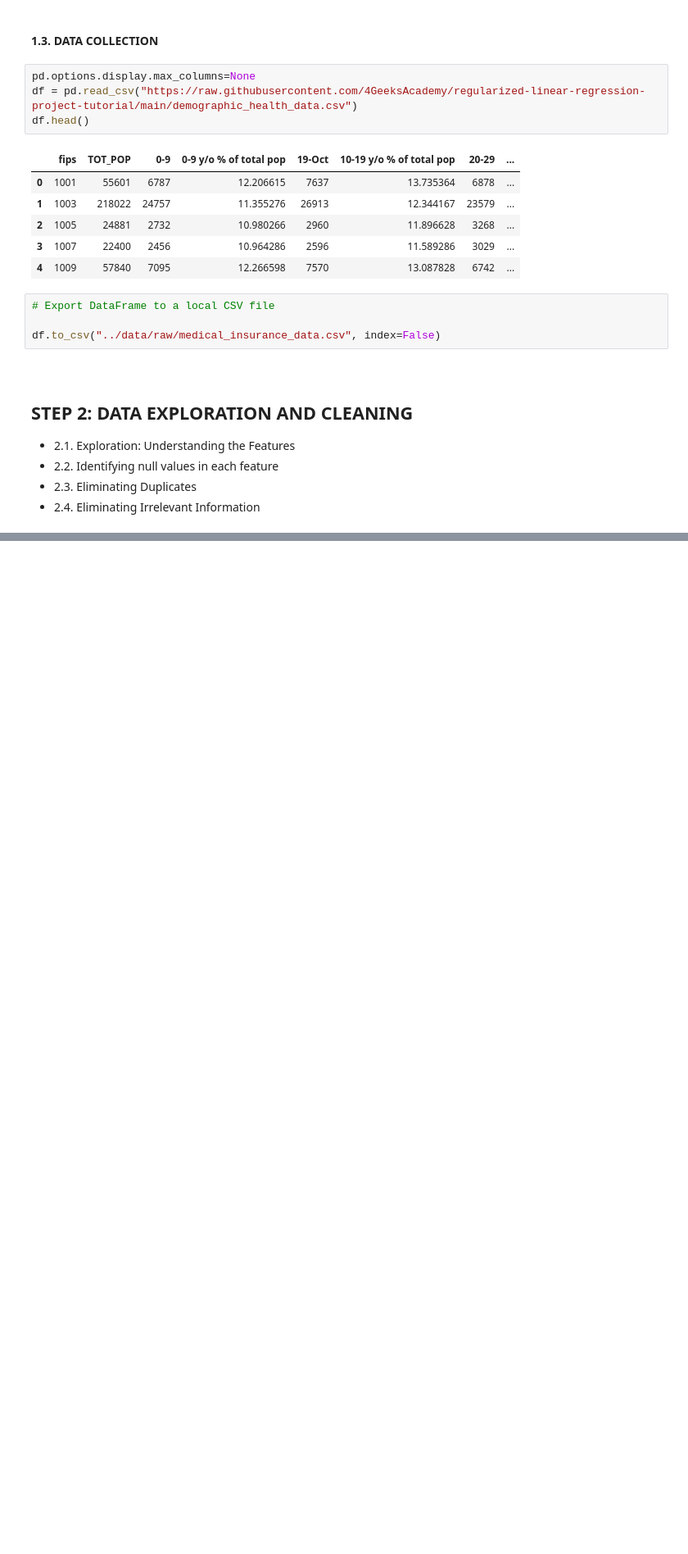
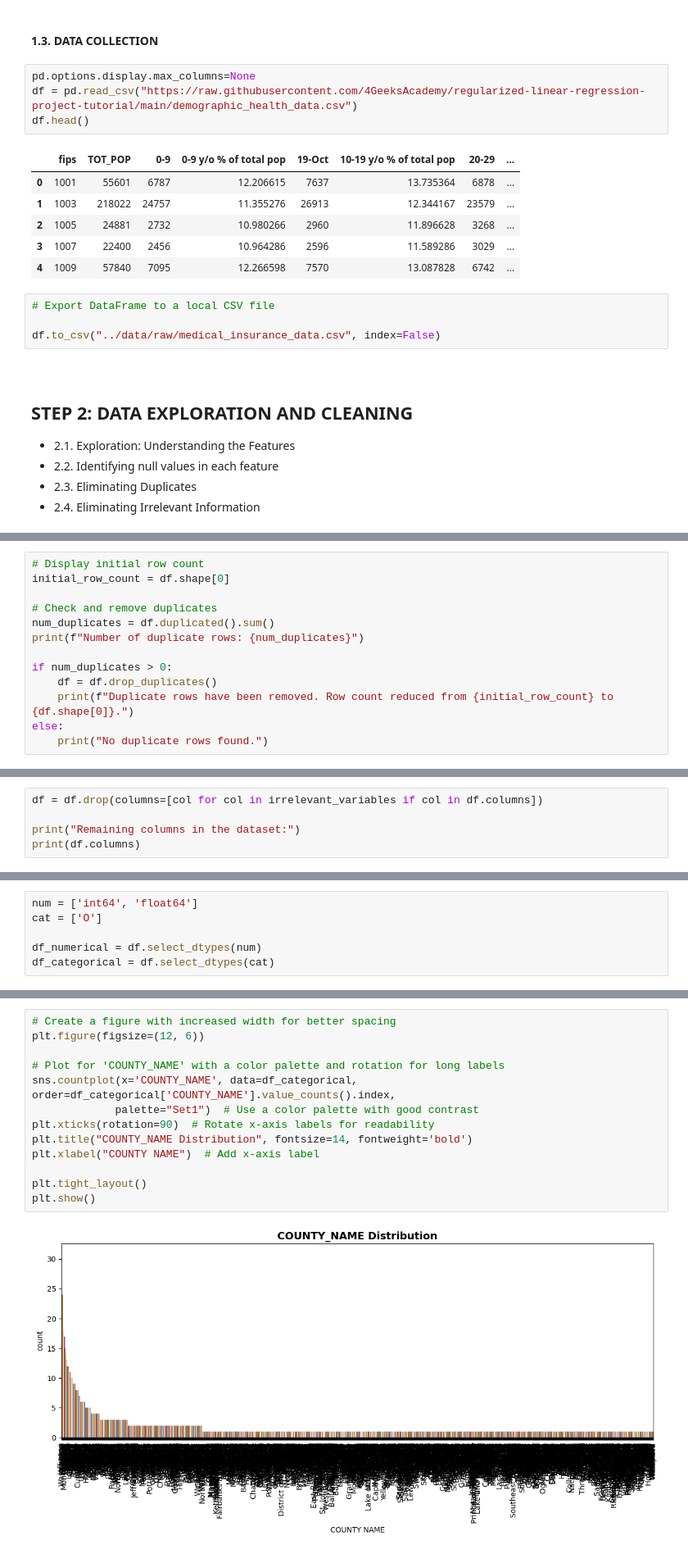
Before and after one commit to jenuzho/DEMOGRAPHIC-HEALTH-regularized-lineal-regression, a Jupyter notebook: src/explore.ipynb, the cells around one changed output, grey strips where cells are left out. Shown at 82% size. Cells and saved outputs as stored; diff of their text form; blank space fills up the shorter version.

```diff
--- a/src/explore.ipynb
+++ b/src/explore.ipynb
@@ -234,0 +352,13 @@ df.to_csv("../data/raw/medical_insurance_data.csv", index=False)
+# %%
+# Display initial row count
+initial_row_count = df.shape[0]
+
+# Check and remove duplicates
+num_duplicates = df.duplicated().sum()
+print(f"Number of duplicate rows: {num_duplicates}")
+
+if num_duplicates > 0:
+    df = df.drop_duplicates()
+    print(f"Duplicate rows have been removed. Row count reduced from {initial_row_count} to {df.shape[0]}.")
+else:
+    print("No duplicate rows found.")
@@ -234,0 +468,5 @@ df.to_csv("../data/raw/medical_insurance_data.csv", index=False)
+# %%
+df = df.drop(columns=[col for col in irrelevant_variables if col in df.columns])
+
+print("Remaining columns in the dataset:")
+print(df.columns)
@@ -234,0 +513,6 @@ df.to_csv("../data/raw/medical_insurance_data.csv", index=False)
+# %%
+num = ['int64', 'float64']
+cat = ['O']
+
+df_numerical = df.select_dtypes(num)
+df_categorical = df.select_dtypes(cat)
@@ -234,0 +528,15 @@ df.to_csv("../data/raw/medical_insurance_data.csv", index=False)
+# %%
+# Create a figure with increased width for better spacing
+plt.figure(figsize=(12, 6))
+
+# Plot for 'COUNTY_NAME' with a color palette and rotation for long labels
+sns.countplot(x='COUNTY_NAME', data=df_categorical, order=df_categorical['COUNTY_NAME'].value_counts().index,
+             palette="Set1")  # Use a color palette with good contrast
+plt.xticks(rotation=90)  # Rotate x-axis labels for readability
+plt.title("COUNTY_NAME Distribution", fontsize=14, fontweight='bold')
+plt.xlabel("COUNTY NAME")  # Add x-axis label
+
+plt.tight_layout()
+plt.show()
+# %% [output]
+[figure, added]
```
Also changed, not shown: parts of 26 cells of this notebook.
